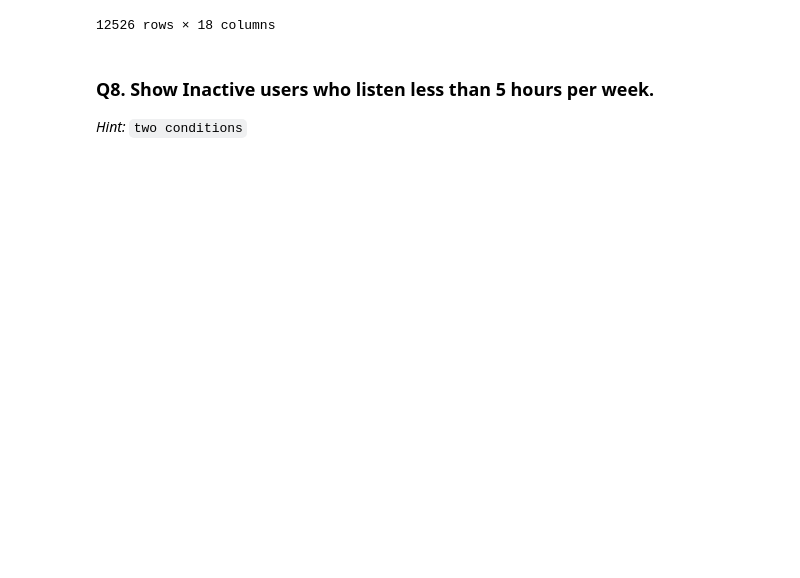
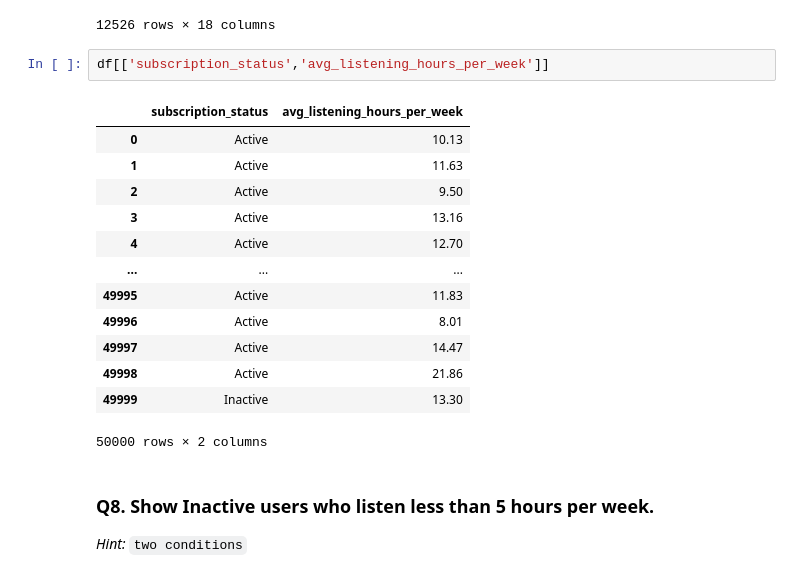
Before and after one commit to shiva3994/Python, a Jupyter notebook: Spotify_User_Behv/Day03_Filtering_Rows_with_Conditions_PRACTICE.ipynb, the cells around one changed output. Saved outputs shown, nothing was run; the diff lists cells and outputs as text; blank space fills up the shorter version.

```diff
--- a/Spotify_User_Behv/Day03_Filtering_Rows_with_Conditions_PRACTICE.ipynb
+++ b/Spotify_User_Behv/Day03_Filtering_Rows_with_Conditions_PRACTICE.ipynb
@@ -264,6 +264,22 @@ df[df['favorite_genre'].isin(['Jazz','Classical','Rock'])]
 | 49997 | 49998.0 | Brazil | 33 | 14-11-2024 | Premium Individual | Active | 0 | ... |
 | 49999 | 50000.0 | Indonesia | 38 | 05-07-2024 | Free | Inactive | 3 | ... |
 12526 rows × 18 columns
+# %%
+df[['subscription_status','avg_listening_hours_per_week']]
+# %% [output]
+|  | subscription_status | avg_listening_hours_per_week |
+| 0 | Active | 10.13 |
+| 1 | Active | 11.63 |
+| 2 | Active | 9.50 |
+| 3 | Active | 13.16 |
+| 4 | Active | 12.70 |
+| ... | ... | ... |
+| 49995 | Active | 11.83 |
+| 49996 | Active | 8.01 |
+| 49997 | Active | 14.47 |
+| 49998 | Active | 21.86 |
+| 49999 | Inactive | 13.30 |
+50000 rows × 2 columns
 # %% [markdown]
 ### Q8. Show Inactive users who listen less than 5 hours per week.
 
```
Also changed, not shown: parts of 2 cells of this notebook.
